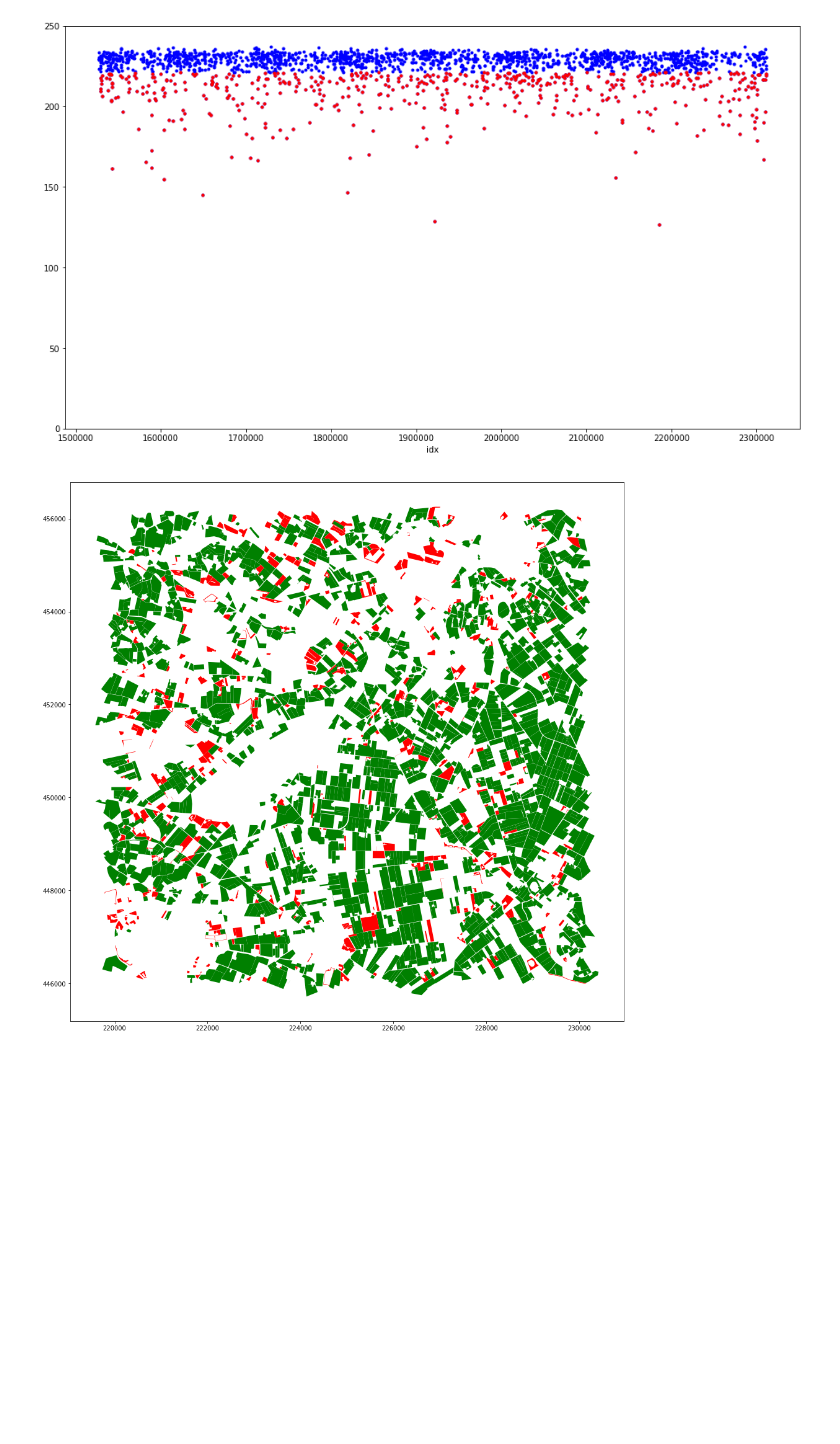
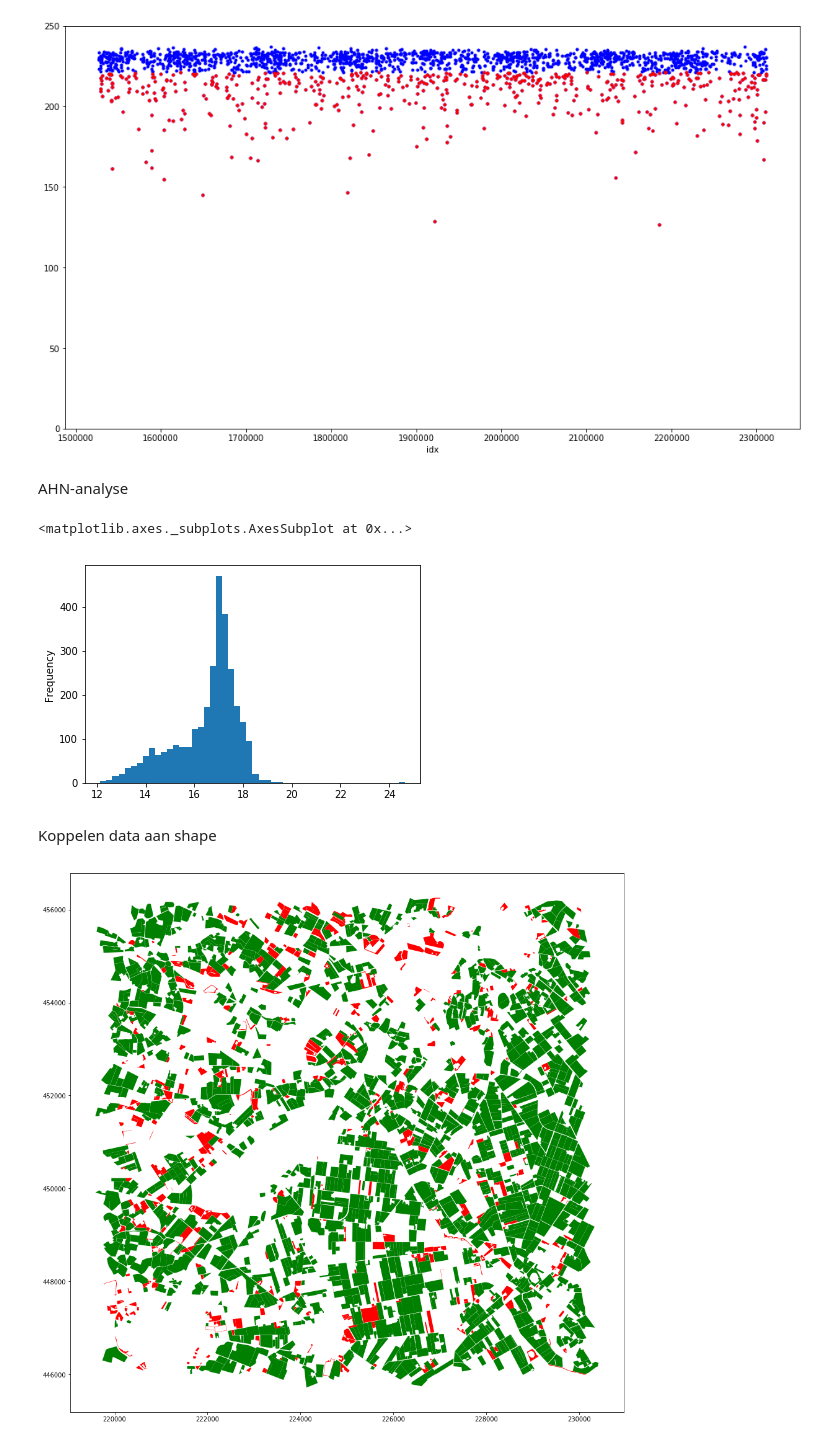
Before and after one commit to FarmHackNL/Bodemhack-2018, a Jupyter notebook: Challenge 2/NVDI_perceel_voorjaar.ipynb, the cells around one changed output. Cells and saved outputs as stored; diff of their text form; code cells hidden in the pictures; blank space fills up the shorter version.

```diff
--- a/Challenge 2/NVDI_perceel_voorjaar.ipynb
+++ b/Challenge 2/NVDI_perceel_voorjaar.ipynb
@@ -43,6 +43,17 @@ df_gras_max_voorjaar.loc[df_gras_max_voorjaar['Max']<nvdi_tresh, 'Max'].plot(fig
 plt.ylim(0,250);
 # %% [output]
 [figure]
+# %% [markdown]
+AHN-analyse
+# %%
+df_ahn = pandas.read_csv(r'data\AHN2_5m.csv')
+# %%
+df_ahn['AHN_MEAN'].plot.hist(50)
+# %% [output]
+<matplotlib.axes._subplots.AxesSubplot at 0x...>
+[figure, added]
+# %% [markdown]
+Koppelen data aan shape
 # %%
 import geopandas
 
```
Also changed, not shown: parts of 2 cells of this notebook, 3 other files.
